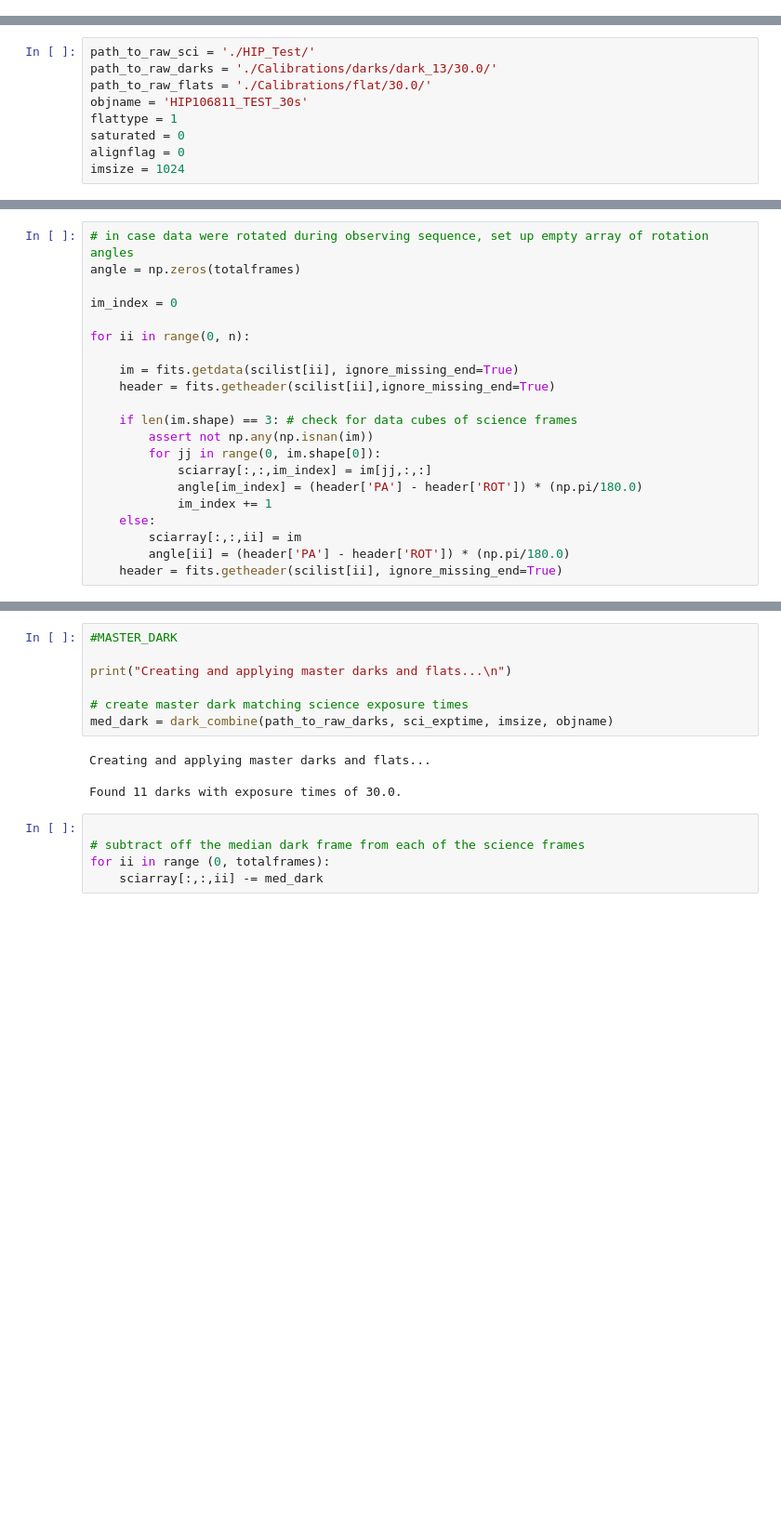
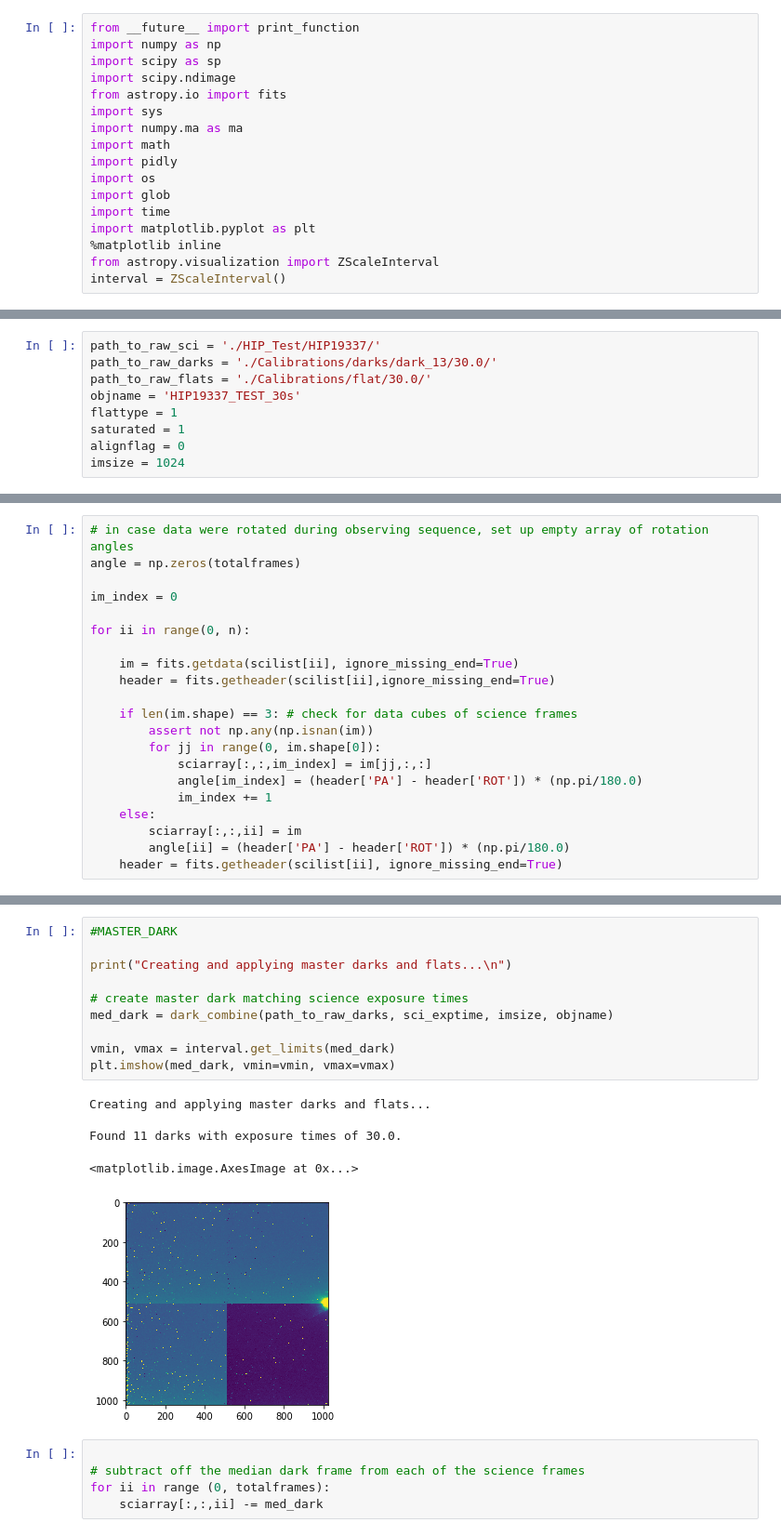
Before and after one commit to kfollette/Follette-group, a Jupyter notebook: MinMs/TestingNotebook_MMT_Module.ipynb, the cells around one changed output, grey strips where cells are left out. Shown at 93% size. Cells and saved outputs as stored; diff of their text form; blank space fills up the shorter version.

Commit message:
Add imshow to several cells of code. Test the centering of IDL functions

```diff
--- a/MinMs/TestingNotebook_MMT_Module.ipynb
+++ b/MinMs/TestingNotebook_MMT_Module.ipynb
@@ -5,3 +3,20 @@ SyntaxError: invalid syntax (MMT_reduce_module.py, line 97)
+# %%
+from __future__ import print_function
+import numpy as np
+import scipy as sp
+import scipy.ndimage
+from astropy.io import fits
+import sys
+import numpy.ma as ma
+import math
+import pidly
+import os
+import glob
+import time
+import matplotlib.pyplot as plt
+%matplotlib inline
+from astropy.visualization import ZScaleInterval
+interval = ZScaleInterval()
 # %% [markdown]
 ## MMT_reduce_module Testing
 
@@ -25,12 +45,12 @@ HIP_Test/                         __pycache__/
 # %% [markdown]
 ### Set up paths to raw data and definitions
 # %%
-path_to_raw_sci = './HIP_Test/'
+path_to_raw_sci = './HIP_Test/HIP19337/'
 path_to_raw_darks = './Calibrations/darks/dark_13/30.0/'
 path_to_raw_flats = './Calibrations/flat/30.0/'
-objname = 'HIP106811_TEST_30s'
+objname = 'HIP19337_TEST_30s'
 flattype = 1
-saturated = 0
+saturated = 1
 alignflag = 0
 imsize = 1024
 # %% [markdown]
@@ -128,14 +148,19 @@ print(im)
 # %%
 #MASTER_DARK
 
 print("Creating and applying master darks and flats...\n")
 
 # create master dark matching science exposure times
 med_dark = dark_combine(path_to_raw_darks, sci_exptime, imsize, objname)
+
+vmin, vmax = interval.get_limits(med_dark)
+plt.imshow(med_dark, vmin=vmin, vmax=vmax)
 # %% [output]
 Creating and applying master darks and flats...
 
 Found 11 darks with exposure times of 30.0.
+<matplotlib.image.AxesImage at 0x...>
+[figure, added]
 # %%
 
 # subtract off the median dark frame from each of the science frames
```
Also changed, not shown: parts of 19 cells of this notebook.
